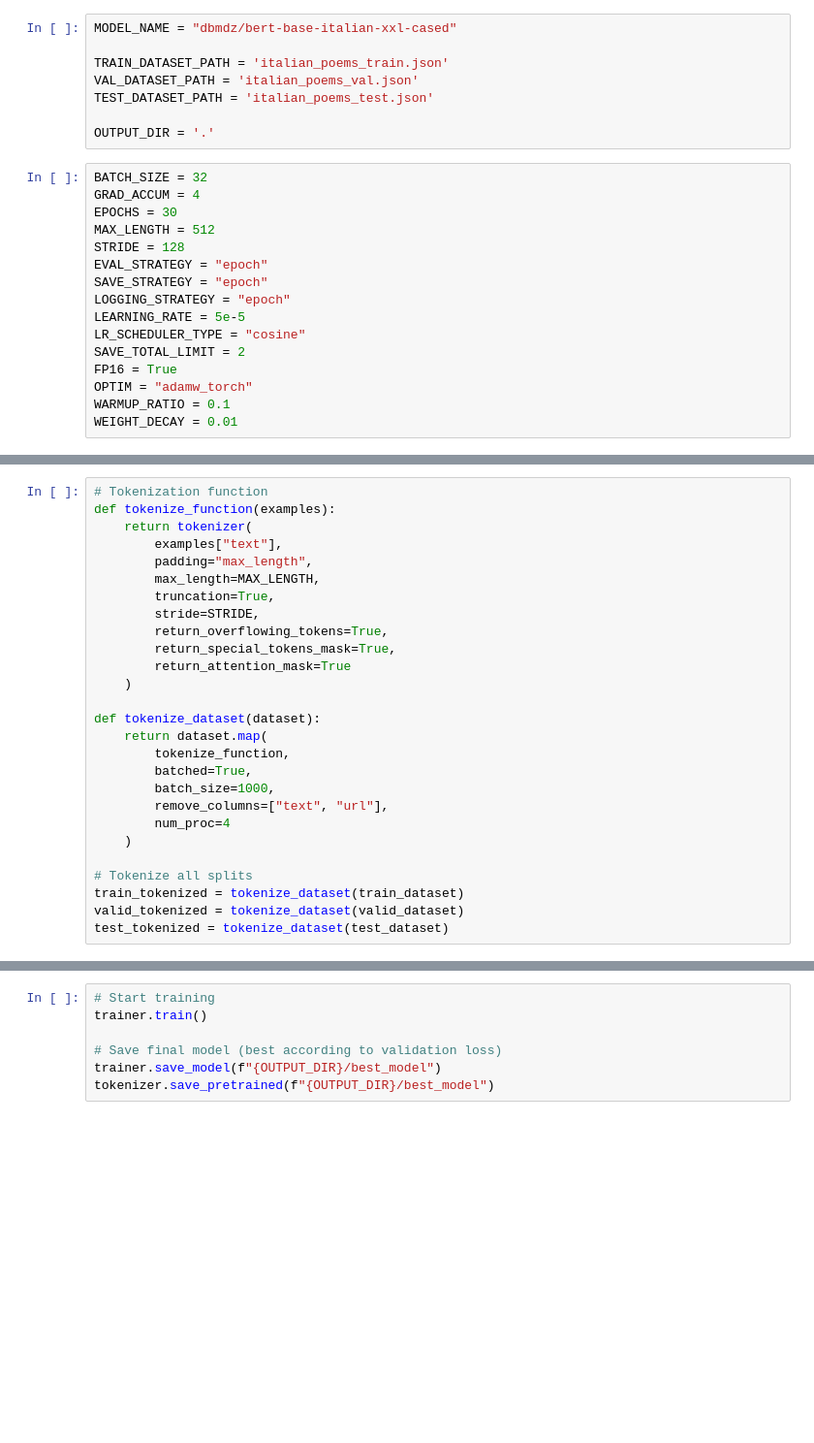
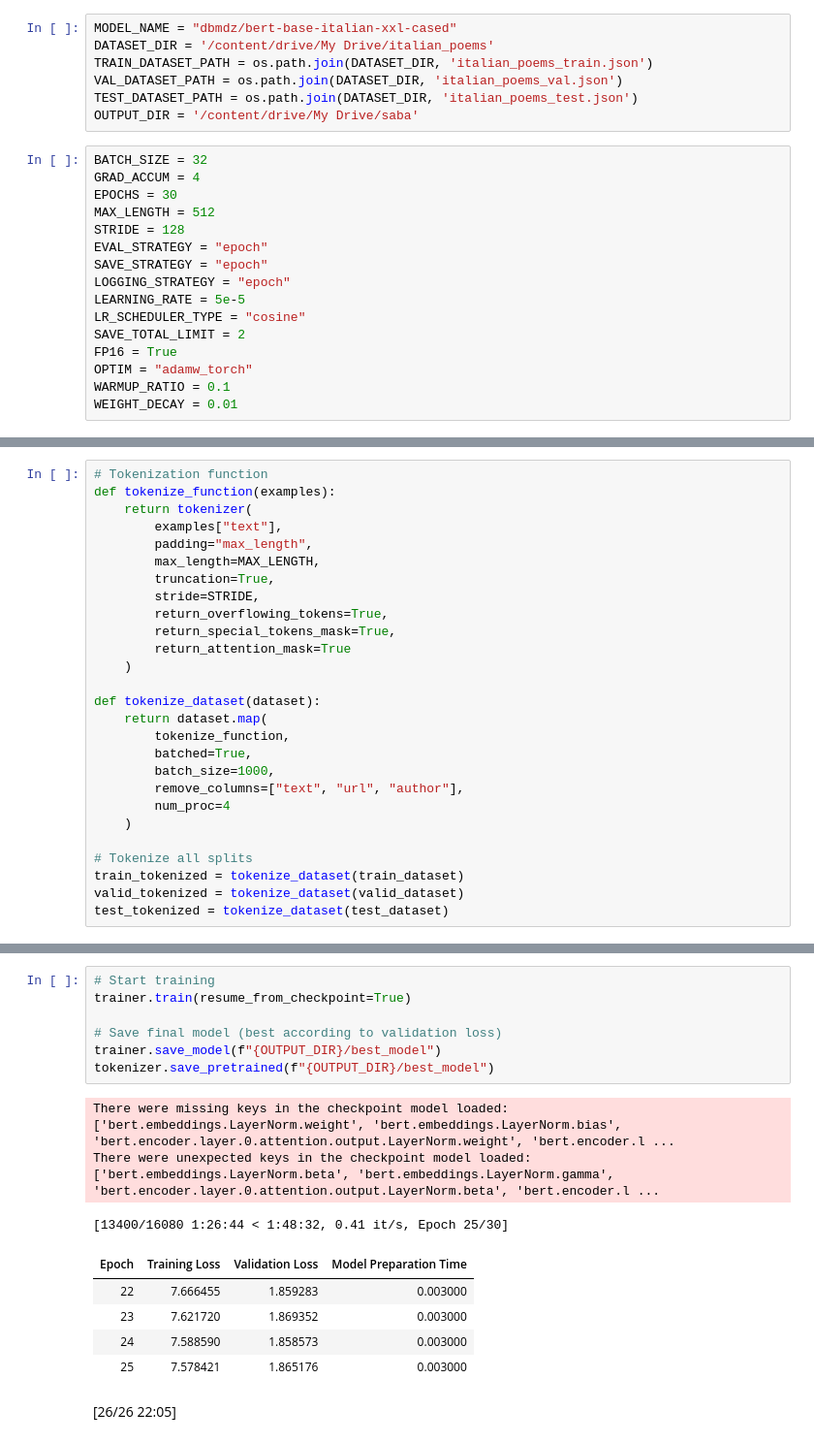
Before and after one commit to mattiaferrarini/saba, a Jupyter notebook: saba.ipynb, the cells around one changed output, grey strips where cells are left out. Shown at 97% size. Saved outputs shown, nothing was run; the diff lists cells and outputs as text; blank space fills up the shorter version.

Commit message:
Update Saba

```diff
--- a/saba.ipynb
+++ b/saba.ipynb
@@ -10,12 +36,11 @@ from datasets import load_dataset
 import json
 # %%
 MODEL_NAME = "dbmdz/bert-base-italian-xxl-cased"
-
-TRAIN_DATASET_PATH = 'italian_poems_train.json'
-VAL_DATASET_PATH = 'italian_poems_val.json'
-TEST_DATASET_PATH = 'italian_poems_test.json'
-
-OUTPUT_DIR = '.'
+DATASET_DIR = '/content/drive/My Drive/italian_poems'
+TRAIN_DATASET_PATH = os.path.join(DATASET_DIR, 'italian_poems_train.json')
+VAL_DATASET_PATH = os.path.join(DATASET_DIR, 'italian_poems_val.json')
+TEST_DATASET_PATH = os.path.join(DATASET_DIR, 'italian_poems_test.json')
+OUTPUT_DIR = '/content/drive/My Drive/saba'
 # %%
 BATCH_SIZE = 32
 GRAD_ACCUM = 4
@@ -63,7 +103,7 @@ def tokenize_dataset(dataset):
         tokenize_function,
         batched=True,
         batch_size=1000,
-        remove_columns=["text", "url"],
+        remove_columns=["text", "url", "author"],
         num_proc=4
     )
 
@@ -130,7 +181,17 @@ with open(f"{OUTPUT_DIR}/base_model_results.txt", "w") as f:
 # %%
 # Start training
-trainer.train()
+trainer.train(resume_from_checkpoint=True)
 
 # Save final model (best according to validation loss)
 trainer.save_model(f"{OUTPUT_DIR}/best_model")
 tokenizer.save_pretrained(f"{OUTPUT_DIR}/best_model")
+# %% [output]
+There were missing keys in the checkpoint model loaded: ['bert.embeddings.LayerNorm.weight', 'bert.embeddings.LayerNorm.bias', 'bert.encoder.layer.0.attention.output.LayerNorm.weight', 'bert.encoder.l ...
+There were unexpected keys in the checkpoint model loaded: ['bert.embeddings.LayerNorm.beta', 'bert.embeddings.LayerNorm.gamma', 'bert.encoder.layer.0.attention.output.LayerNorm.beta', 'bert.encoder.l ...
+[13400/16080 1:26:44 < 1:48:32, 0.41 it/s, Epoch 25/30]
+| Epoch | Training Loss | Validation Loss | Model Preparation Time |
+| 22 | 7.666455 | 1.859283 | 0.003000 |
+| 23 | 7.621720 | 1.869352 | 0.003000 |
+| 24 | 7.588590 | 1.858573 | 0.003000 |
+| 25 | 7.578421 | 1.865176 | 0.003000 |
+[26/26 22:05]
```
Also changed, not shown: parts of 10 cells of this notebook, 2 other files.
